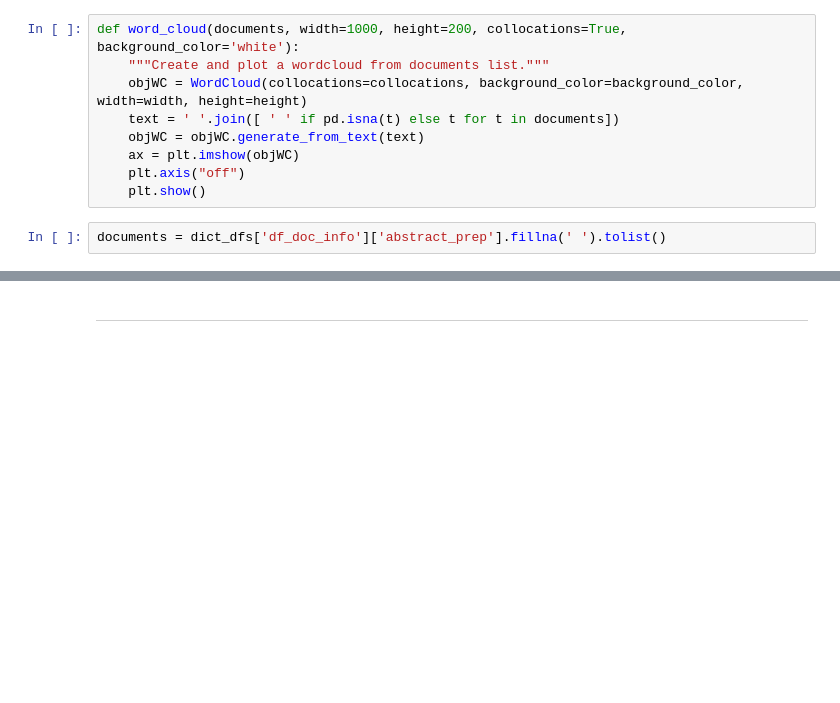
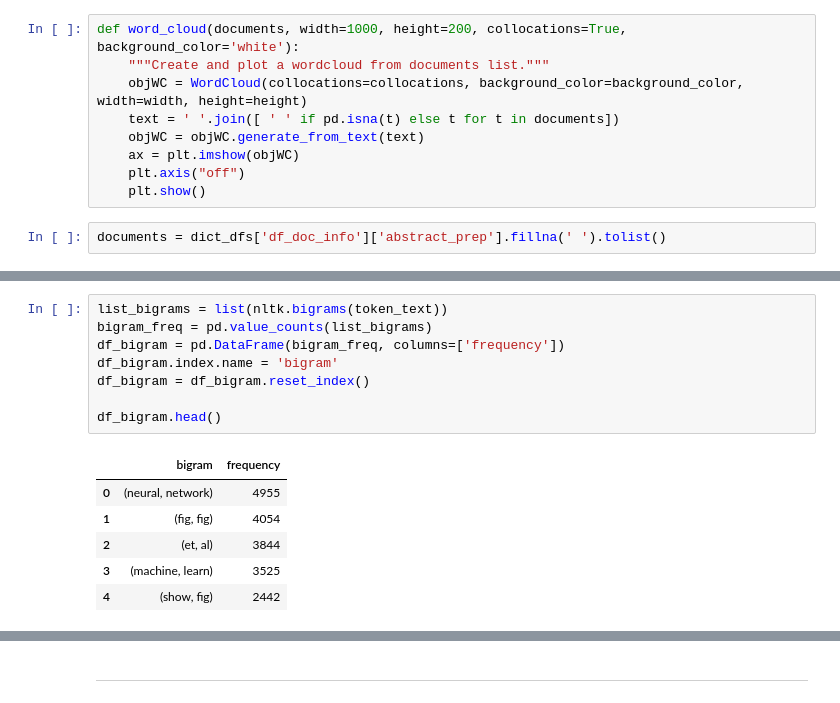
Before and after one commit to Vieirbat/Summarticles, a Jupyter notebook: notebooks/TextMining.ipynb, the cells around one changed output, grey strips where cells are left out. Cells and saved outputs as stored; diff of their text form; blank space fills up the shorter version.

```diff
--- a/notebooks/TextMining.ipynb
+++ b/notebooks/TextMining.ipynb
@@ -497,0 +544,15 @@ word_cloud(documents, width=1000, height=200, collocations=True, background_colo
+# %%
+list_bigrams = list(nltk.bigrams(token_text))
+bigram_freq = pd.value_counts(list_bigrams)
+df_bigram = pd.DataFrame(bigram_freq, columns=['frequency'])
+df_bigram.index.name = 'bigram'
+df_bigram = df_bigram.reset_index()
+
+df_bigram.head()
+# %% [output]
+|  | bigram | frequency |
+| 0 | (neural, network) | 4955 |
+| 1 | (fig, fig) | 4054 |
+| 2 | (et, al) | 3844 |
+| 3 | (machine, learn) | 3525 |
+| 4 | (show, fig) | 2442 |
```
Also changed, not shown: parts of 25 cells of this notebook, 2 other files.
